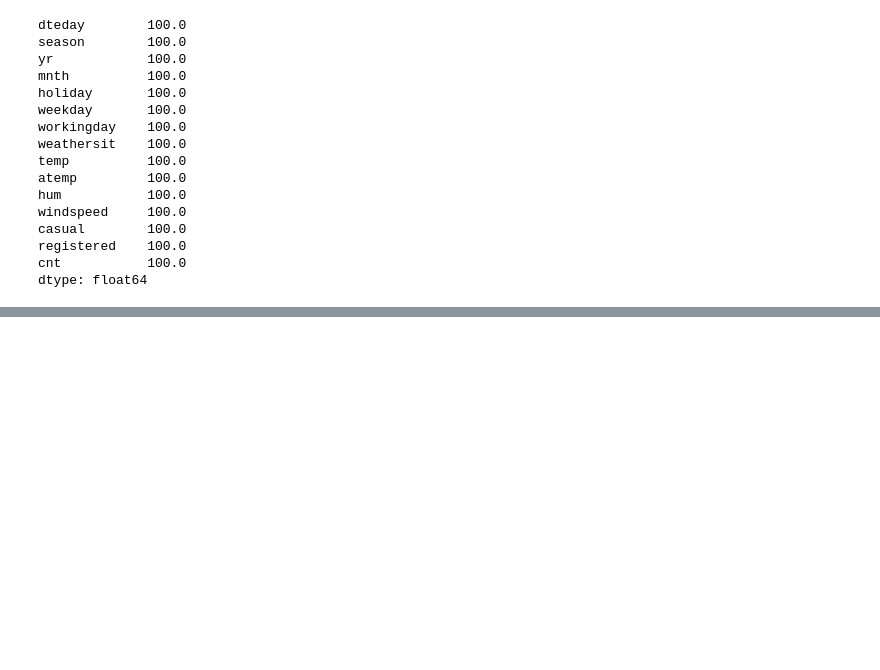
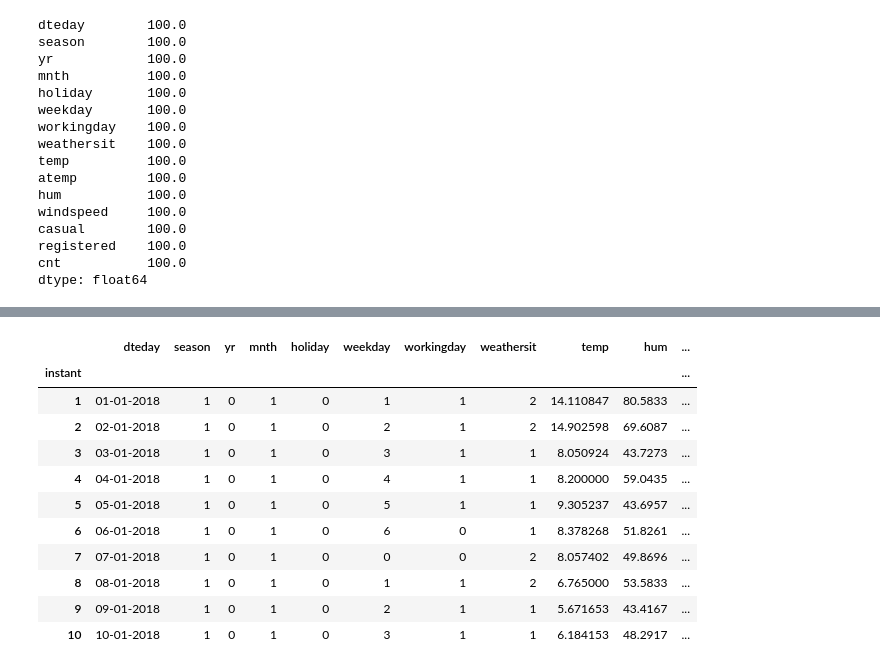
Before and after one commit to PrakNew/UpGrad, a Jupyter notebook: Phase2/Regression/Case Study/linear_regression_assignment.ipynb, the cells around one changed output, grey strips where cells are left out. Drawn from its saved outputs; the diff is of its cells as text; code cells hidden in the pictures; blank space fills up the shorter version.

```diff
--- a/Phase2/Regression/Case Study/linear_regression_assignment.ipynb
+++ b/Phase2/Regression/Case Study/linear_regression_assignment.ipynb
@@ -82,0 +142,3 @@ dtype: float64
+# %%
+# Dropping atemp
+bikes_df.drop(columns=["atemp"], inplace=True)
@@ -82,0 +155,18 @@ dtype: float64
+# %%
+# Since the sum of casual and registered is equal to cnt, we can drop casual and registered
+bikes_df.drop(columns=["casual","registered"], inplace=True)
+# %%
+bikes_df.head(10)
+# %% [output]
+|  | dteday | season | yr | mnth | holiday | weekday | workingday | weathersit | temp | hum | ... |
+| instant |  |  |  |  |  |  |  |  |  |  | ... |
+| 1 | 01-01-2018 | 1 | 0 | 1 | 0 | 1 | 1 | 2 | 14.110847 | 80.5833 | ... |
+| 2 | 02-01-2018 | 1 | 0 | 1 | 0 | 2 | 1 | 2 | 14.902598 | 69.6087 | ... |
+| 3 | 03-01-2018 | 1 | 0 | 1 | 0 | 3 | 1 | 1 | 8.050924 | 43.7273 | ... |
+| 4 | 04-01-2018 | 1 | 0 | 1 | 0 | 4 | 1 | 1 | 8.200000 | 59.0435 | ... |
+| 5 | 05-01-2018 | 1 | 0 | 1 | 0 | 5 | 1 | 1 | 9.305237 | 43.6957 | ... |
+| 6 | 06-01-2018 | 1 | 0 | 1 | 0 | 6 | 0 | 1 | 8.378268 | 51.8261 | ... |
+| 7 | 07-01-2018 | 1 | 0 | 1 | 0 | 0 | 0 | 2 | 8.057402 | 49.8696 | ... |
+| 8 | 08-01-2018 | 1 | 0 | 1 | 0 | 1 | 1 | 2 | 6.765000 | 53.5833 | ... |
+| 9 | 09-01-2018 | 1 | 0 | 1 | 0 | 2 | 1 | 1 | 5.671653 | 43.4167 | ... |
+| 10 | 10-01-2018 | 1 | 0 | 1 | 0 | 3 | 1 | 1 | 6.184153 | 48.2917 | ... |
```
Also changed, not shown: parts of 11 cells of this notebook.
